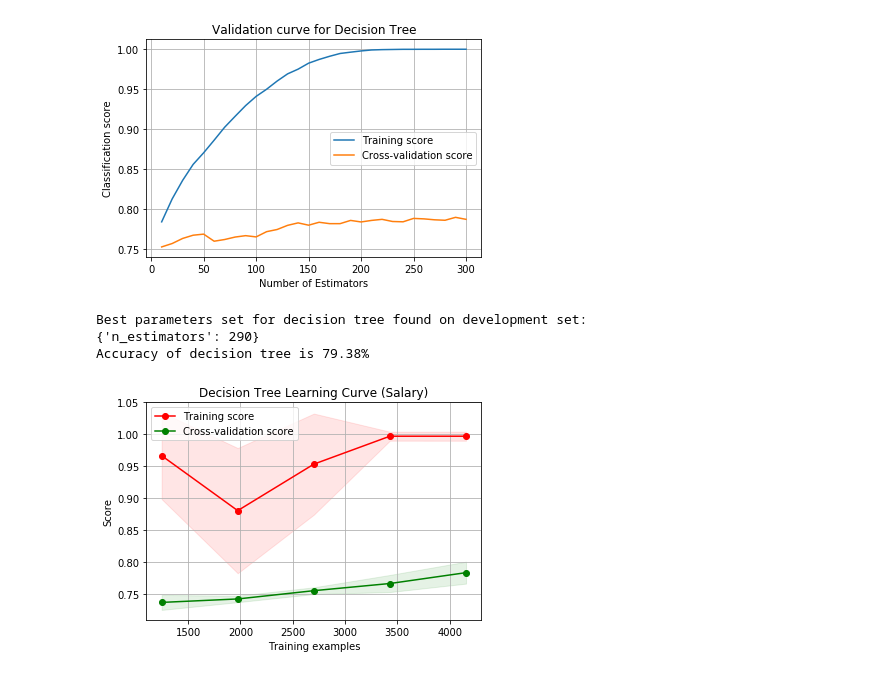
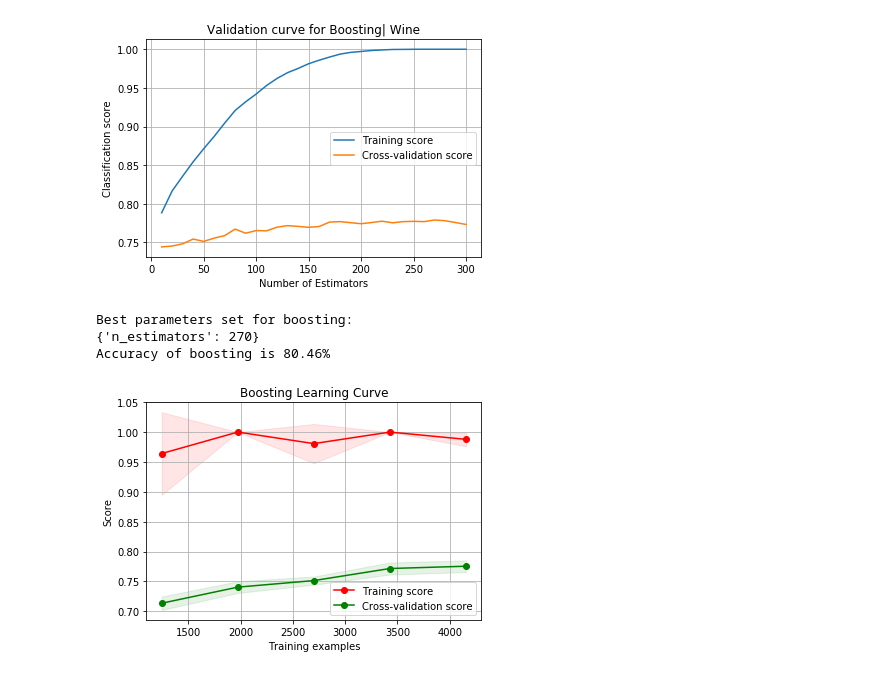
Before and after one commit to khushhallchandra/CS-7641, a Jupyter notebook: Assignment1/Boosting_wine.ipynb, the cells around one changed output. Cells and saved outputs as stored; diff of their text form; code cells hidden in the pictures.

Commit message:
Analysis complete | wine dataset

```diff
--- a/Assignment1/Boosting_wine.ipynb
+++ b/Assignment1/Boosting_wine.ipynb
@@ -41,28 +43,27 @@ train_scores, test_scores = validation_curve(ada, X_train, y_train, param_name="
 plt.figure()
 plt.plot(n_est_range, np.mean(train_scores, axis=1), label='Training score')
 plt.plot(n_est_range, np.mean(test_scores, axis=1), label='Cross-validation score')
-plt.title('Validation curve for Decision Tree')
+plt.title('Validation curve for Boosting| Wine')
 plt.xlabel('Number of Estimators')
 plt.ylabel("Classification score")
 plt.legend(loc="best")
 plt.grid()
 plt.show()
 # %% [output]
-[figure, old version]
+[figure, new version]
 # %%
-n_est_range = np.arange(10,max_trees+1, 10)
 tuned_params = {'n_estimators' : n_est_range}
 clf = GridSearchCV(ada, param_grid=tuned_params, cv=n_cv, n_jobs=-1)
 
 clf.fit(X_train, y_train)
-print("Best parameters set for decision tree found on development set:")
+print("Best parameters set for boosting:")
 print(clf.best_params_)
 y_pred = clf.predict(X_test)
-print('Accuracy of decision tree is %.2f%%' % (accuracy_score(y_test, y_pred) * 100))
+print('Accuracy of boosting is %.2f%%' % (accuracy_score(y_test, y_pred) * 100))
 # %% [output]
-Best parameters set for decision tree found on development set:
-{'n_estimators': 290}
-Accuracy of decision tree is 79.38%
+Best parameters set for boosting:
+{'n_estimators': 270}
+Accuracy of boosting is 80.46%
 # %%
 train_sizes=np.linspace(.3, 1.0, 5)
 
@@ -74,27 +75,27 @@ test_scores_mean = np.mean(test_scores, axis=1)
 test_scores_std = np.std(test_scores, axis=1)
 # %%
 plt.figure()
-plt.title("Decision Tree Learning Curve (Salary)")
+plt.title("Boosting Learning Curve")
 plt.xlabel("Training examples")
 plt.ylabel("Score")
 
 plt.grid()
 
 plt.fill_between(train_sizes, train_scores_mean - train_scores_std,
                  train_scores_mean + train_scores_std, alpha=0.1,
                  color="r")
 plt.fill_between(train_sizes, test_scores_mean - test_scores_std,
                  test_scores_mean + test_scores_std, alpha=0.1, color="g")
 plt.plot(train_sizes, train_scores_mean, 'o-', color="r",
          label="Training score")
 plt.plot(train_sizes, test_scores_mean, 'o-', color="g",
          label="Cross-validation score")
 
 plt.legend(loc="best")
 
 plt.show()
 # %% [output]
-[figure, old version]
+[figure, new version]
 # %%
 preds_test = clf.predict_proba(X_test)[:,1]
 fpr_test, tpr_test, threshold_test = roc_curve(y_test, preds_test)
```
Also changed, not shown: parts of 5 cells of this notebook, 4 other files.
